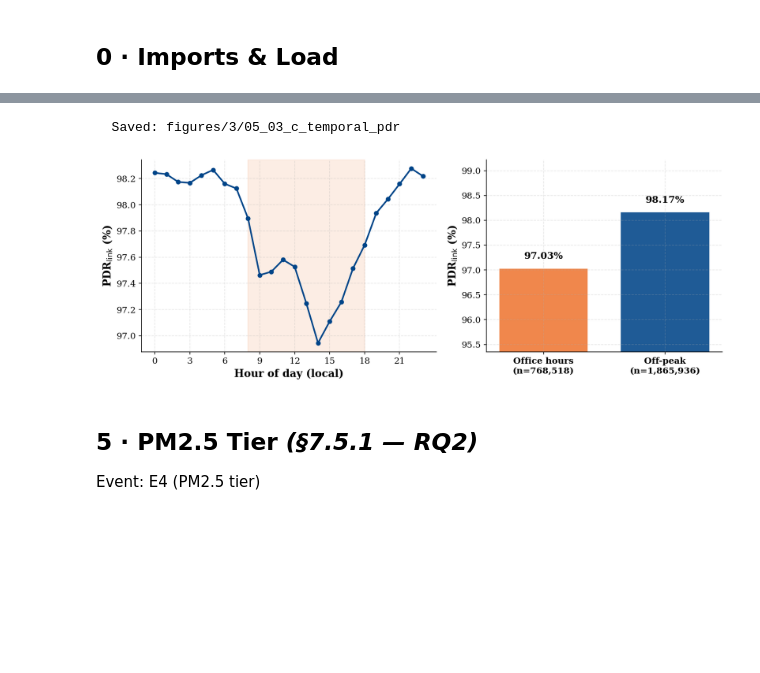
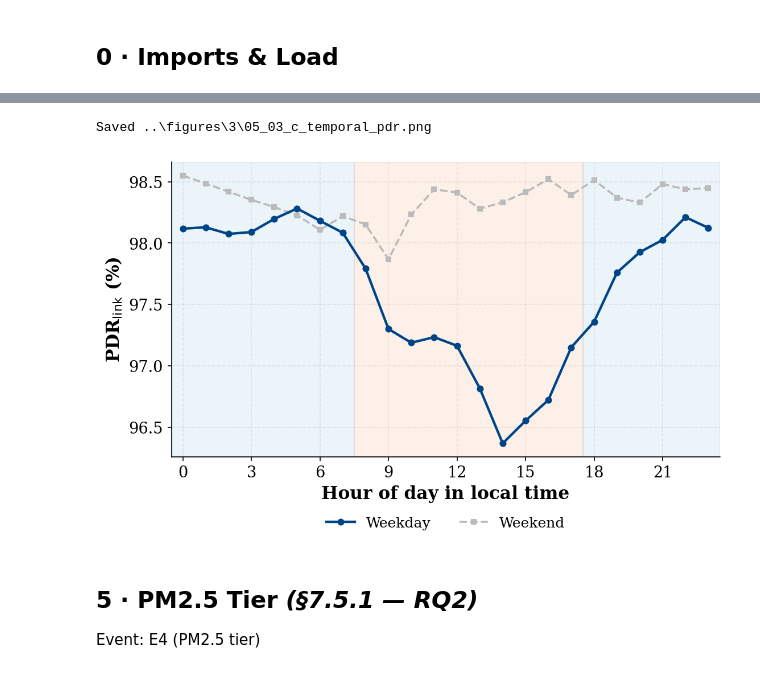
Before and after one commit to vincentmworia/Master-Thesis-Reliability-Analysis-of-Indoor-LoRaWAN-Links-using-packet-counter-reconstruction, a Jupyter notebook: notebooks/03_statistical_analysis.ipynb, the cells around one changed output, grey strips where cells are left out. Saved outputs shown, nothing was run; the diff lists cells and outputs as text; code cells hidden in the pictures; blank space fills up the shorter version.

```diff
--- a/notebooks/03_statistical_analysis.ipynb
+++ b/notebooks/03_statistical_analysis.ipynb
@@ -539,31 +746,61 @@ E3: Office Hours vs Off-Peak
 # %%
-# Fig 05-03-c — Temporal Event PDR (E3)
-g1, g0 = df_link[df_link['e3_office_hours'] == 1], df_link[df_link['e3_office_hours'] == 0]
-pdrs_e3 = [pdr_grp(g1), pdr_grp(g0)]
-xlabs_e3 = [f'Office hours\n(n={len(g1):,})', f'Off-peak\n(n={len(g0):,})']
+# Fig 05-03-c — PDR by local hour (E3)
+local_time = df_link['time'].dt.tz_convert('Europe/Berlin')
+local_hour = local_time.dt.hour
+is_weekday = local_time.dt.dayofweek.lt(5)
+hours = np.arange(24)
 
-# diurnal profile: PDR by local hour of day.
-# 2_events.csv does not carry an 'hour' column (NB02 drops it before saving),
-# so it is rebuilt here from 'time' using the same Europe/Berlin conversion
-# NB02 uses for E3, keeping the two consistent.
-_local_hour = df_link['time'].dt.tz_convert('Europe/Berlin').dt.hour
-hours = list(range(24))
-hourly = [pdr_grp(df_link[_local_hour == h]) for h in hours]
+weekday_pdr = [
+    pdr_grp(df_link.loc[is_weekday & local_hour.eq(hour)])
+    for hour in hours
+]
+weekend_pdr = [
+    pdr_grp(df_link.loc[~is_weekday & local_hour.eq(hour)])
+    for hour in hours
+]
 
-fig, axL, axR = event_panels()
-axL.axvspan(8, 18, color=C['orange'], alpha=0.13, zorder=0)
-axL.plot(hours, hourly, 'o-', color=C['navy'], lw=2, ms=5, zorder=3)
-axL.set_xlabel('Hour of day (local)', fontsize=13, fontweight='bold')
-axL.set_ylabel(PDR_LABEL, fontsize=13, fontweight='bold')
-axL.set_xticks(range(0, 24, 3))
-axL.tick_params(labelsize=11)
-tier_bars(axR, pdrs_e3, xlabs_e3, [C['orange'], C['navy']])
+fig, ax = event_panel()
+ax.axvspan(-0.5, 7.5, color=C['blue'], alpha=0.08, zorder=0)
+ax.axvspan(7.5, 17.5, color=C['orange'], alpha=0.11, zorder=0)
+ax.axvspan(17.5, 23.5, color=C['blue'], alpha=0.08, zorder=0)
+ax.plot(
+    hours,
+    weekday_pdr,
+    'o-',
+    color=C['navy'],
+    linewidth=2.1,
+    markersize=4.8,
+    label='Weekday',
+    zorder=3,
+)
+ax.plot(
+    hours,
+    weekend_pdr,
+    's--',
+    color=C['grey'],
+    linewidth=1.7,
+    markersize=4.2,
+    label='Weekend',
+    zorder=2,
+)
+ax.set_xlabel('Hour of day in local time', fontsize=LABEL_FONTSIZE, fontweight='bold')
+ax.set_ylabel(PDR_LABEL, fontsize=LABEL_FONTSIZE, fontweight='bold')
+ax.set_xticks(np.arange(0, 24, 3))
+ax.set_xlim(-0.5, 23.5)
+ax.tick_params(labelsize=TICK_FONTSIZE)
+ax.legend(
+    loc='upper center',
+    bbox_to_anchor=(0.5, -0.16),
+    ncol=2,
+    frameon=False,
+    fontsize=LEGEND_FONTSIZE,
+)
 
 fig.tight_layout()
 save_fig(fig, '05_03_c_temporal_pdr')
 # %% [output]
-  Saved: figures/3/05_03_c_temporal_pdr
+Saved ..\figures\3\05_03_c_temporal_pdr.png
-[figure, old version]
+[figure, new version]
 # %% [markdown]
 ## 5 · PM2.5 Tier  *(§7.5.1 — RQ2)*
 
```
Also changed, not shown: parts of 42 cells of this notebook, 7 other files.
